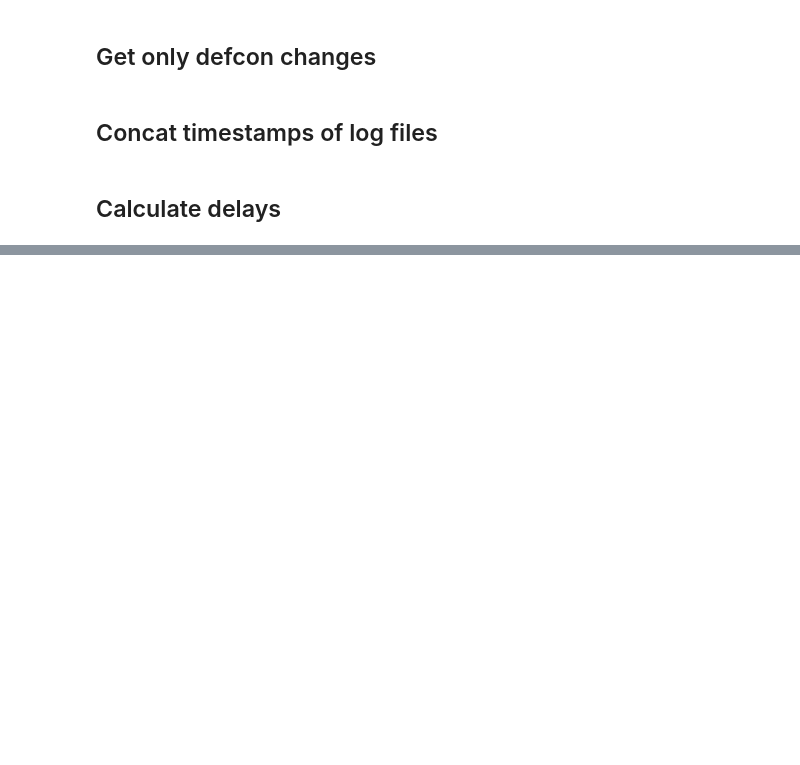
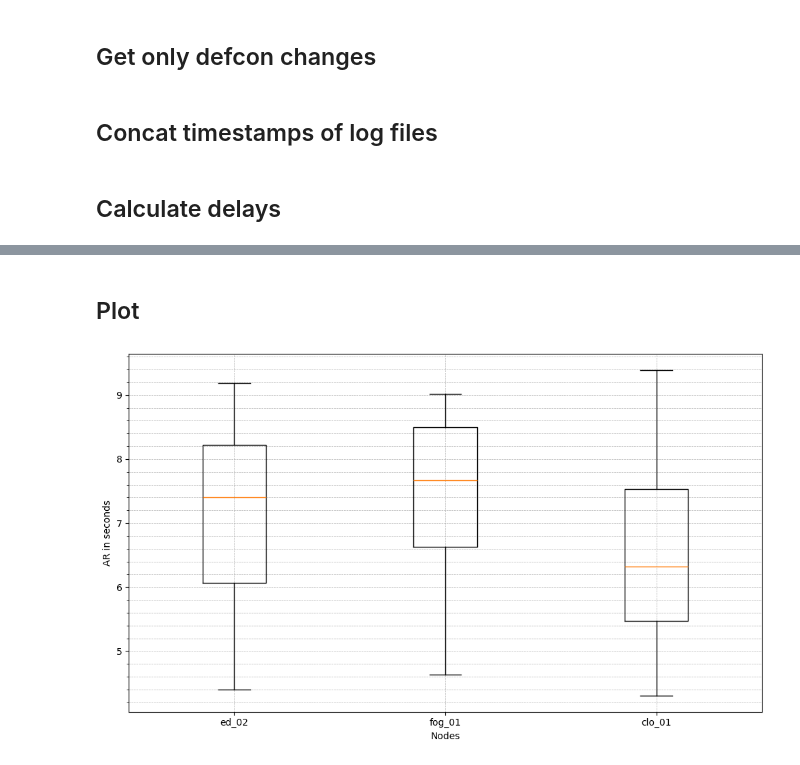
Before and after one commit to jku-lit-scsl/ecs-demo, a Jupyter notebook: evaluation/viability/data_cleaning/eval_viability.ipynb, the cells around one changed output, grey strips where cells are left out. Drawn from its saved outputs; the diff is of its cells as text; code cells hidden in the pictures; blank space fills up the shorter version.

Commit message:
added plot and data cleaning
Signed-off-by: Marco Stadler <marco.stadler@jku.at>

```diff
--- a/evaluation/viability/data_cleaning/eval_viability.ipynb
+++ b/evaluation/viability/data_cleaning/eval_viability.ipynb
@@ -189,0 +243,43 @@ IndexError: single positional indexer is out-of-bounds
+# %% [markdown]
+## Plot
+# %%
+def custom_formatter(x, pos):
+    """
+    Custom formatter to scale down the tick values and remove scientific notation.
+
+    Args:
+    - x: The tick value.
+    - pos: The position (unused in this formatter).
+
+    Returns:
+    - Formatted tick label as a string, scaled down by a factor of 1e9.
+    """
+    scaled_value = x / 1e9  # Scale down by a factor of 1e9
+    return f'{scaled_value:.0f}'  # Format as an integer, removing any decimal places
+
+
+data_to_plot = [df['LongestDelay'] for df in dfs_to_plot.values()]
+labels = list(dfs_to_plot.keys())
+
+# Create the boxplot
+plt.figure(figsize=(10, 6))  # Adjust the size as needed
+plt.boxplot(data_to_plot, labels=labels)
+plt.ylabel('AR in seconds')
+plt.xlabel('Nodes')
+
+# Making y-axis ticks more fine-grained
+ax = plt.gca()  # Get the current Axes instance
+ax.yaxis.set_major_formatter(FuncFormatter(custom_formatter))
+ax.yaxis.set_major_locator(ticker.AutoLocator())  # Automatically find optimal tick locations
+ax.yaxis.set_minor_locator(ticker.AutoMinorLocator())  # Add minor ticks for more granularity
+
+# Show the plot
+plt.grid(True, which='both', linestyle='--', linewidth=0.5)  # Optional: Add gridlines for better readability
+plt.tight_layout()  # Adjust the layout to make room for the tick labels
+
+# Save the figure to a PDF file
+plt.savefig('boxplot_longest_delay.pdf')
+
+plt.show()  # Show the plot after saving to ensure the plot window doesn't block the script
+# %% [output]
+[figure, added]
```
Also changed, not shown: parts of 4 cells of this notebook.
